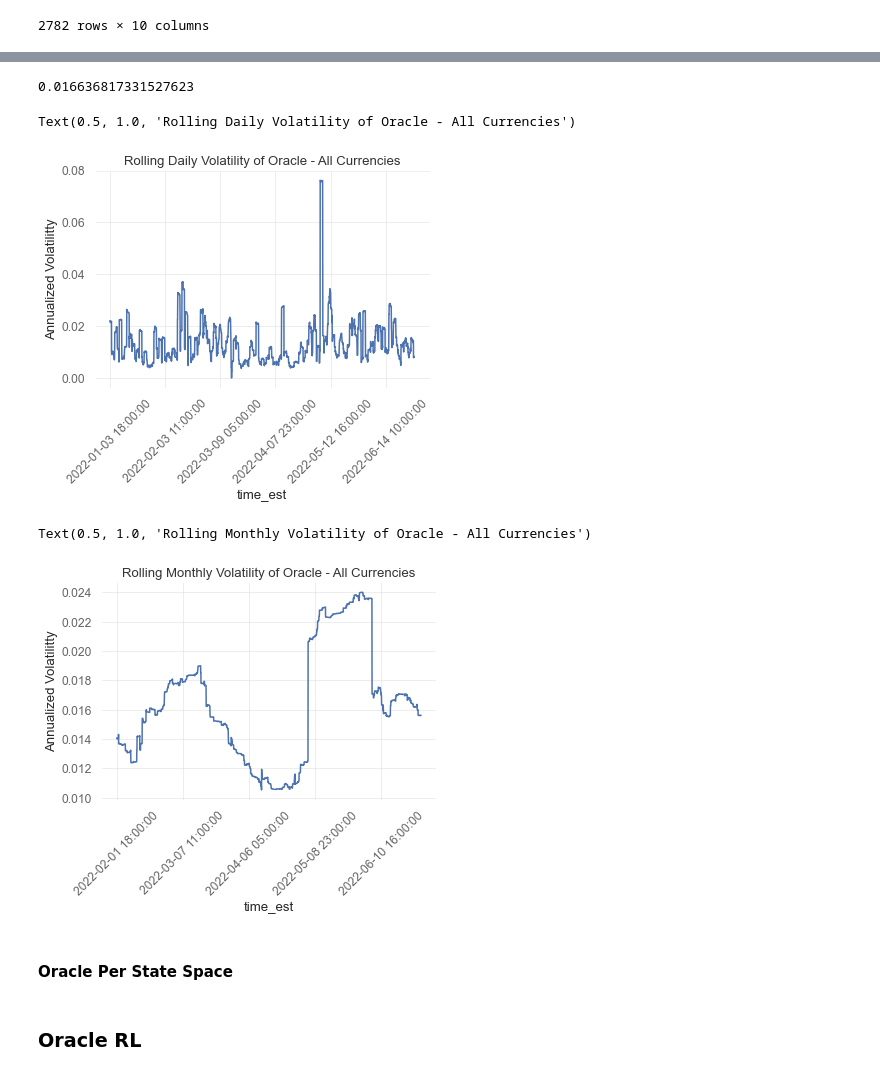
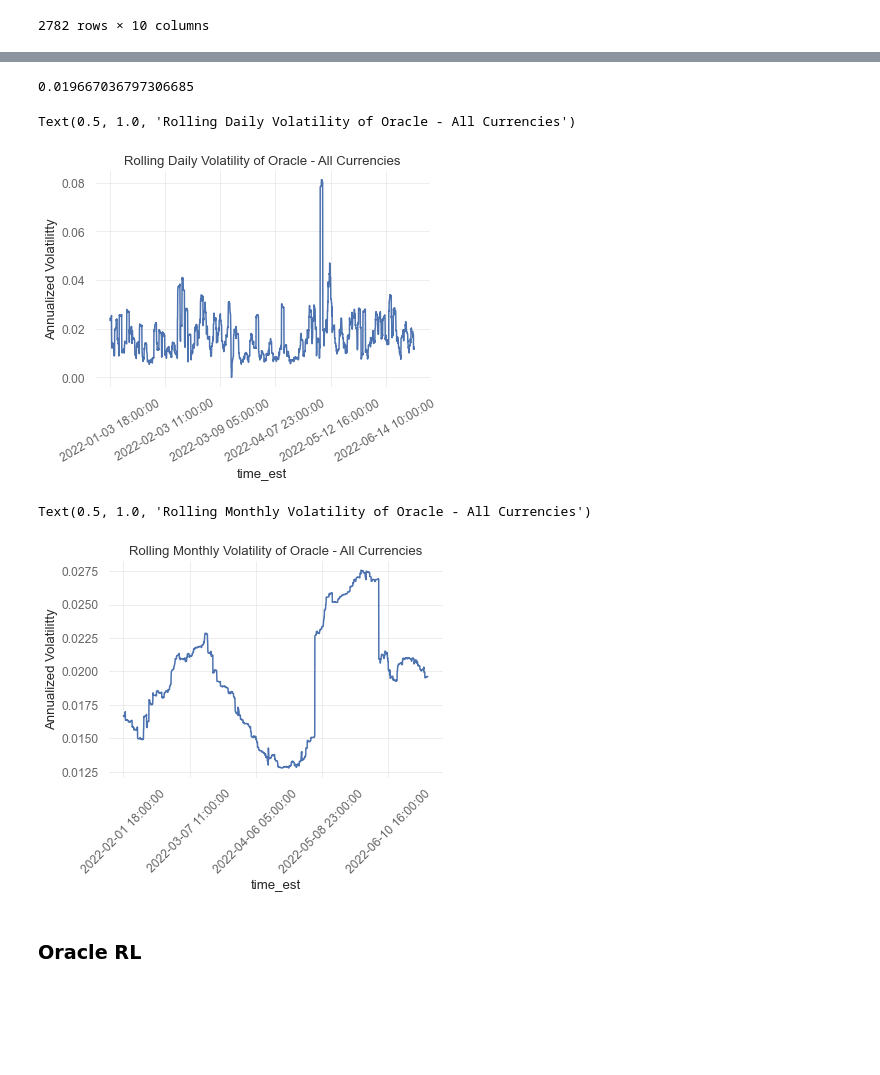
Before and after one commit to thEKurz/Reinforcment_Learning_FX, a Jupyter notebook: Oracles.ipynb, the cells around one changed output, grey strips where cells are left out. Saved outputs shown, nothing was run; the diff lists cells and outputs as text; code cells hidden in the pictures; blank space fills up the shorter version.

```diff
--- a/Oracles.ipynb
+++ b/Oracles.ipynb
@@ -73,17 +91,17 @@ min_std_oracle_3_roll.idxmax()
 # %%
-min_std_oracle_full= np.abs( hour_data_mid_usd_ret).min(axis=1)
+min_std_oracle_full= hour_data_mid_usd_ret.apply(lambda x: min(x, key=abs), axis=1)
 min_std_oracle_full.std()*(23*252)**(1/2)
 # %% [output]
-0.016636817331527623
+0.019667036797306685
 # %%
 min_std_oracle_full_roll = (min_std_oracle_full.rolling(23).std() * (23 * 252) ** (1 / 2)).dropna()
 min_std_oracle_full_roll.plot()
-plt.xticks(rotation=45)
+plt.xticks(rotation=30)
 plt.ylabel('Annualized Volatilitty')
 plt.title('Rolling Daily Volatility of Oracle - All Currencies')
 # %% [output]
 Text(0.5, 1.0, 'Rolling Daily Volatility of Oracle - All Currencies')
-[figure, old version]
+[figure, new version]
 # %%
 min_std_oracle_full_roll = (min_std_oracle_full.rolling(23*21).std() * (23 * 252) ** (1 / 2)).dropna()
 min_std_oracle_full_roll.plot()
@@ -92,8 +110,6 @@ plt.ylabel('Annualized Volatilitty')
 plt.title('Rolling Monthly Volatility of Oracle - All Currencies')
 # %% [output]
 Text(0.5, 1.0, 'Rolling Monthly Volatility of Oracle - All Currencies')
-[figure, old version]
+[figure, new version]
-# %% [markdown]
-#### Oracle Per State Space
 # %% [markdown]
 ### Oracle RL
```
Also changed, not shown: parts of 33 cells of this notebook, 4 other files.
